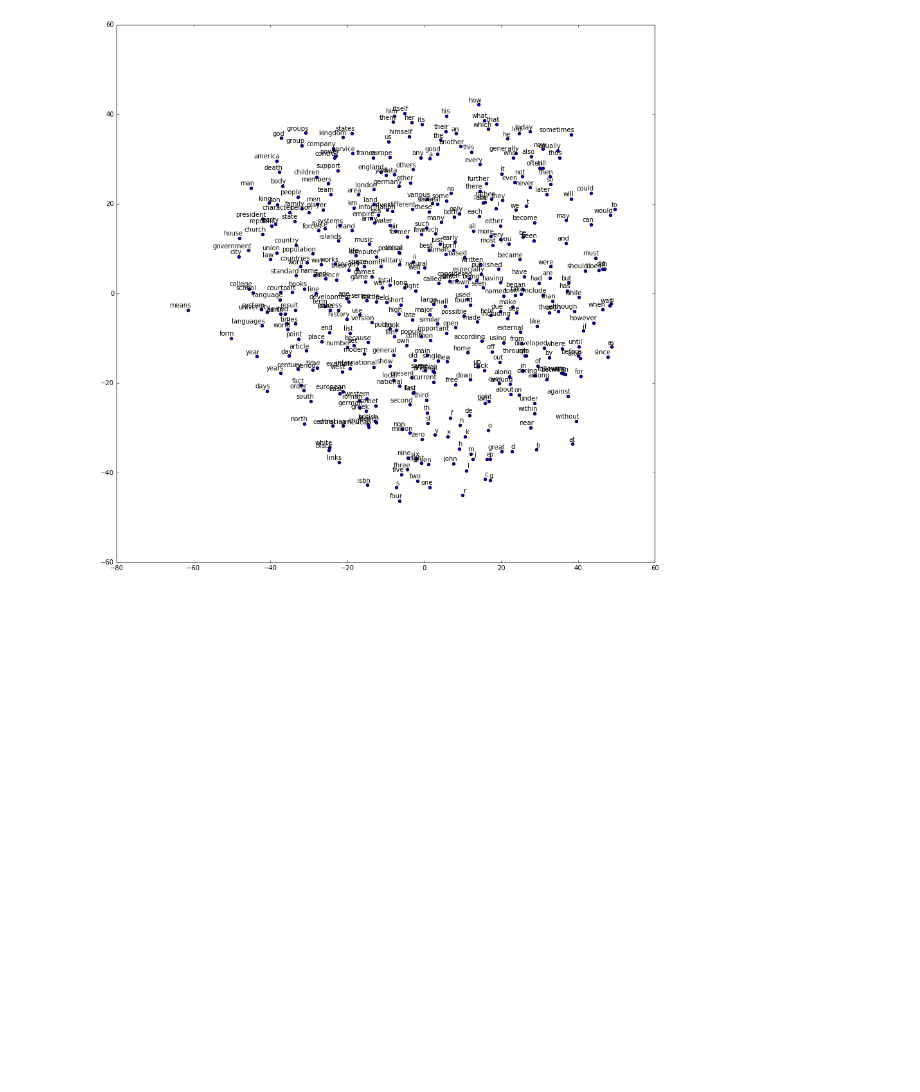
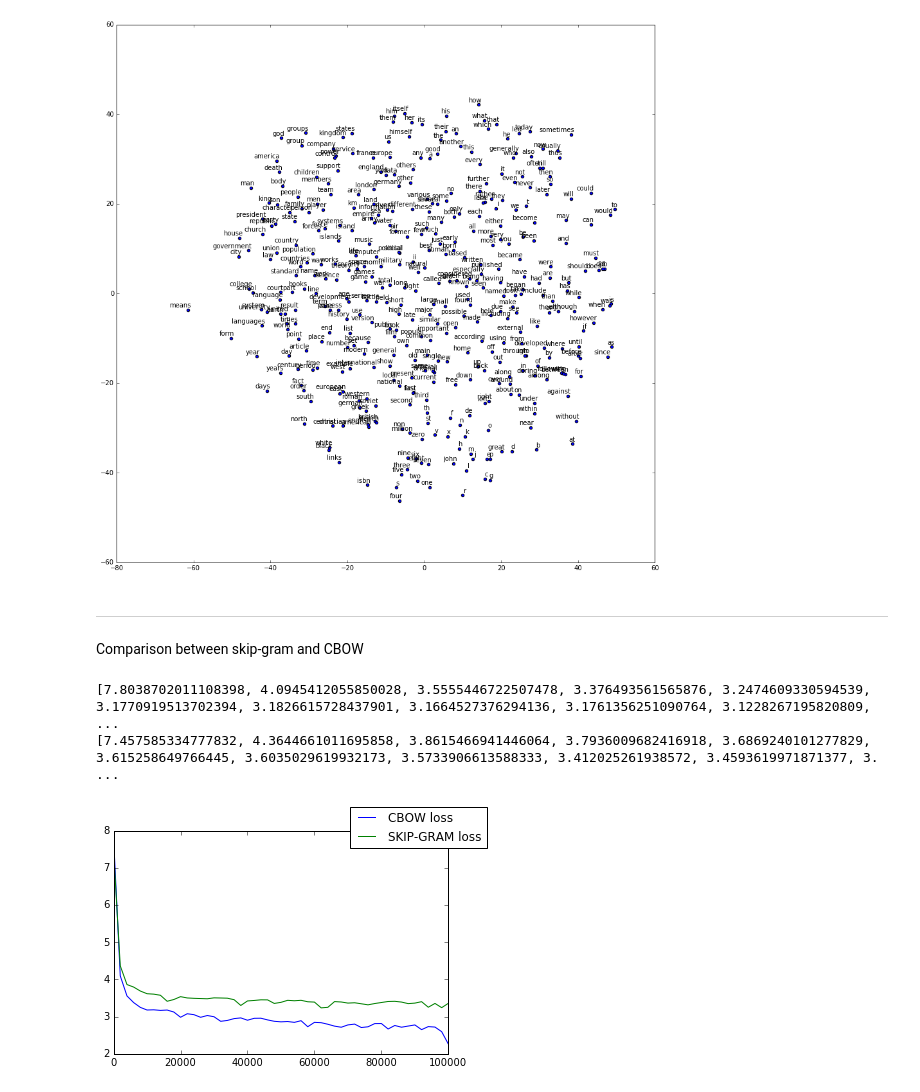
Before and after one commit to hfoffani/tensorflow-dl, a Jupyter notebook: 5_word2vec.ipynb, the cells around one changed output. Saved outputs shown, nothing was run; the diff lists cells and outputs as text; code cells hidden in the pictures; blank space fills up the shorter version.

Commit message:
CBOW. comparison with skip-gram. some fixes.

```diff
--- a/5_word2vec.ipynb
+++ b/5_word2vec.ipynb
@@ -198,6 +201,7 @@ with graph.as_default(), tf.device('/cpu:0'):
     similarity = tf.matmul(valid_embeddings, tf.transpose(normalized_embeddings))
 # %%
 num_steps = 100001
+sgram_losses = []
 
 with tf.Session(graph=graph) as session:
     tf.initialize_all_variables().run()
@@ -214,9 +218,10 @@ with tf.Session(graph=graph) as session:
                 average_loss = average_loss / 2000
             # The average loss is an estimate of the loss over the last 2000 batches.
             print('Average loss at step %d: %f' % (step, average_loss))
+            sgram_losses.append(average_loss)
             average_loss = 0
         # note that this is expensive (~20% slowdown if computed every 500 steps)
-        if step % 10000 == 0:
+        if step % 100000 == 0:
             sim = similarity.eval()
             for i in range(valid_size):
                 valid_word = reverse_dictionary[valid_examples[i]]
@@ -393,6 +401,7 @@ with graph.as_default(), tf.device('/cpu:0'):
     similarity = tf.matmul(valid_embeddings, tf.transpose(normalized_embeddings))
 # %%
 num_steps = 100001
+cbow_losses = []
 
 with tf.Session(graph=graph) as session:
     tf.initialize_all_variables().run()
@@ -408,9 +417,10 @@ with tf.Session(graph=graph) as session:
                 average_loss = average_loss / 2000
             # The average loss is an estimate of the loss over the last 2000 batches.
             print('Average loss at step %d: %f' % (step, average_loss))
+            cbow_losses.append(average_loss)
             average_loss = 0
         # note that this is expensive (~20% slowdown if computed every 500 steps)
-        if step % 10000 == 0:
+        if step % 100000 == 0:
             sim = similarity.eval()
             for i in range(valid_size):
                 valid_word = reverse_dictionary[valid_examples[i]]
@@ -460,3 +470,18 @@ words = [reverse_dictionary[i] for i in range(1, num_points+1)]
 plot2(two_d_embeddings, words)
 # %% [output]
 [figure]
+# %% [markdown]
+---
+
+Comparison between skip-gram and CBOW
+# %%
+print(cbow_losses)
+print(sgram_losses)
+xaxis = list(range(0,102000,2000))
+
+pl = pylab.plot(xaxis, cbow_losses, xaxis, sgram_losses)
+pl = pylab.figlegend(pl, ('CBOW loss','SKIP-GRAM loss'), 'upper right')
+# %% [output]
+[7.8038702011108398, 4.0945412055850028, 3.5555446722507478, 3.376493561565876, 3.2474609330594539, 3.1770919513702394, 3.1826615728437901, 3.1664527376294136, 3.1761356251090764, 3.1228267195820809,  ...
+[7.457585334777832, 4.3644661011695858, 3.8615466941446064, 3.7936009682416918, 3.6869240101277829, 3.615258649766445, 3.6035029619932173, 3.5733906613588333, 3.412025261938572, 3.4593619971871377, 3. ...
+[figure, added]
```
Also changed, not shown: parts of 5 cells of this notebook.
